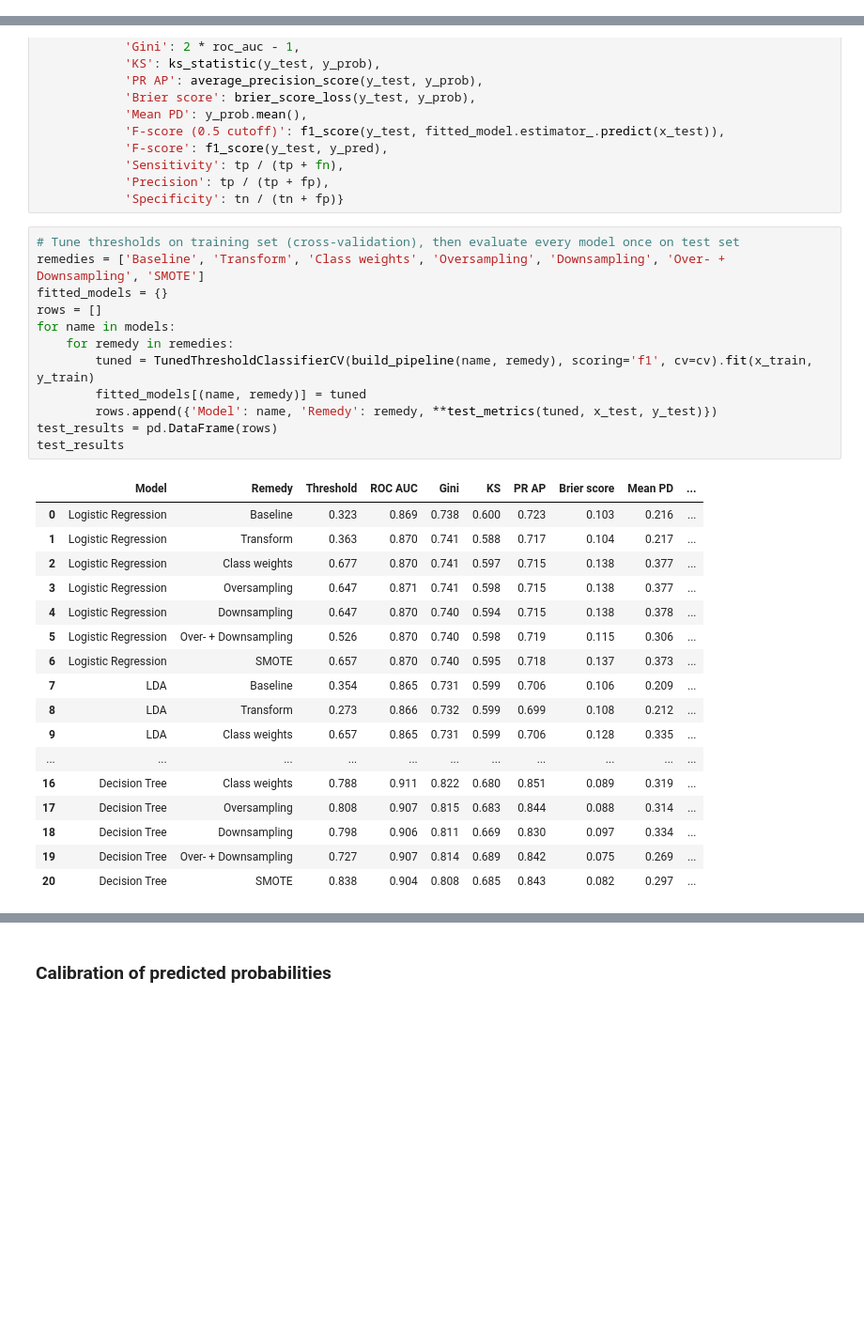
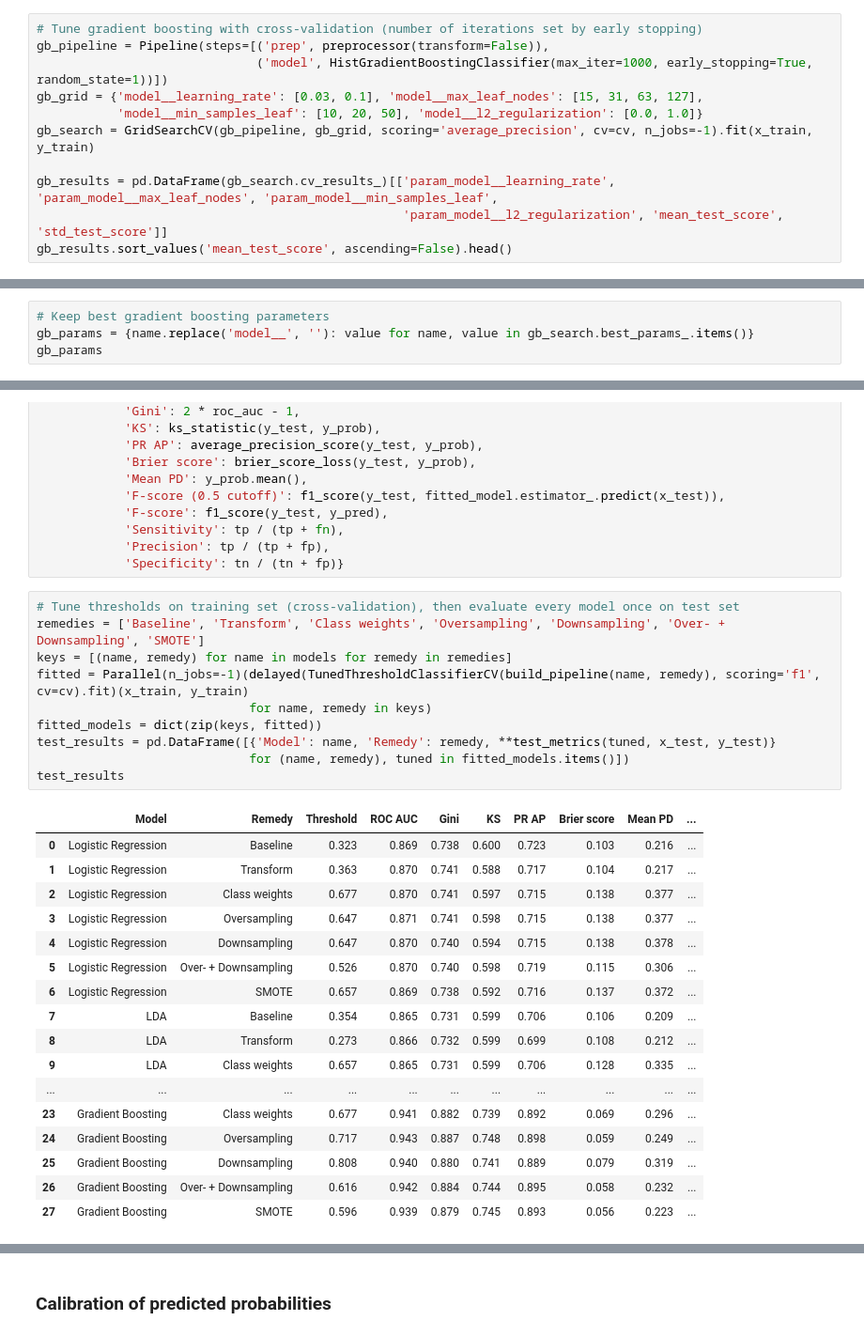
Before and after one commit to DamienMuller/Credit-default-prediction, a Jupyter notebook: Loan_prediction.ipynb, the cells around one changed output, grey strips where cells are left out. Shown at 94% size. Cells and saved outputs as stored; diff of their text form; blank space fills up the shorter version.

```diff
--- a/Loan_prediction.ipynb
+++ b/Loan_prediction.ipynb
@@ -361,0 +370,11 @@ pd.DataFrame(lda_search.cv_results_)[['param_model__shrinkage', 'mean_test_score
+# %%
+# Tune gradient boosting with cross-validation (number of iterations set by early stopping)
+gb_pipeline = Pipeline(steps=[('prep', preprocessor(transform=False)),
+                              ('model', HistGradientBoostingClassifier(max_iter=1000, early_stopping=True, random_state=1))])
+gb_grid = {'model__learning_rate': [0.03, 0.1], 'model__max_leaf_nodes': [15, 31, 63, 127],
+           'model__min_samples_leaf': [10, 20, 50], 'model__l2_regularization': [0.0, 1.0]}
+gb_search = GridSearchCV(gb_pipeline, gb_grid, scoring='average_precision', cv=cv, n_jobs=-1).fit(x_train, y_train)
+
+gb_results = pd.DataFrame(gb_search.cv_results_)[['param_model__learning_rate', 'param_model__max_leaf_nodes', 'param_model__min_samples_leaf',
+                                                  'param_model__l2_regularization', 'mean_test_score', 'std_test_score']]
+gb_results.sort_values('mean_test_score', ascending=False).head()
@@ -361,0 +395,4 @@ pd.DataFrame(lda_search.cv_results_)[['param_model__shrinkage', 'mean_test_score
+# %%
+# Keep best gradient boosting parameters
+gb_params = {name.replace('model__', ''): value for name, value in gb_search.best_params_.items()}
+gb_params
@@ -577,33 +644,31 @@ def test_metrics(fitted_model, x_test, y_test):
 # %%
 # Tune thresholds on training set (cross-validation), then evaluate every model once on test set
 remedies = ['Baseline', 'Transform', 'Class weights', 'Oversampling', 'Downsampling', 'Over- + Downsampling', 'SMOTE']
-fitted_models = {}
-rows = []
-for name in models:
-    for remedy in remedies:
-        tuned = TunedThresholdClassifierCV(build_pipeline(name, remedy), scoring='f1', cv=cv).fit(x_train, y_train)
-        fitted_models[(name, remedy)] = tuned
-        rows.append({'Model': name, 'Remedy': remedy, **test_metrics(tuned, x_test, y_test)})
-test_results = pd.DataFrame(rows)
+keys = [(name, remedy) for name in models for remedy in remedies]
+fitted = Parallel(n_jobs=-1)(delayed(TunedThresholdClassifierCV(build_pipeline(name, remedy), scoring='f1', cv=cv).fit)(x_train, y_train)
+                             for name, remedy in keys)
+fitted_models = dict(zip(keys, fitted))
+test_results = pd.DataFrame([{'Model': name, 'Remedy': remedy, **test_metrics(tuned, x_test, y_test)}
+                             for (name, remedy), tuned in fitted_models.items()])
 test_results
 # %% [output]
 |  | Model | Remedy | Threshold | ROC AUC | Gini | KS | PR AP | Brier score | Mean PD | ... |
 | 0 | Logistic Regression | Baseline | 0.323 | 0.869 | 0.738 | 0.600 | 0.723 | 0.103 | 0.216 | ... |
 | 1 | Logistic Regression | Transform | 0.363 | 0.870 | 0.741 | 0.588 | 0.717 | 0.104 | 0.217 | ... |
 | 2 | Logistic Regression | Class weights | 0.677 | 0.870 | 0.741 | 0.597 | 0.715 | 0.138 | 0.377 | ... |
 | 3 | Logistic Regression | Oversampling | 0.647 | 0.871 | 0.741 | 0.598 | 0.715 | 0.138 | 0.377 | ... |
 | 4 | Logistic Regression | Downsampling | 0.647 | 0.870 | 0.740 | 0.594 | 0.715 | 0.138 | 0.378 | ... |
 | 5 | Logistic Regression | Over- + Downsampling | 0.526 | 0.870 | 0.740 | 0.598 | 0.719 | 0.115 | 0.306 | ... |
-| 6 | Logistic Regression | SMOTE | 0.657 | 0.870 | 0.740 | 0.595 | 0.718 | 0.137 | 0.373 | ... |
+| 6 | Logistic Regression | SMOTE | 0.657 | 0.869 | 0.738 | 0.592 | 0.716 | 0.137 | 0.372 | ... |
 | 7 | LDA | Baseline | 0.354 | 0.865 | 0.731 | 0.599 | 0.706 | 0.106 | 0.209 | ... |
 | 8 | LDA | Transform | 0.273 | 0.866 | 0.732 | 0.599 | 0.699 | 0.108 | 0.212 | ... |
 | 9 | LDA | Class weights | 0.657 | 0.865 | 0.731 | 0.599 | 0.706 | 0.128 | 0.335 | ... |
 | ... | ... | ... | ... | ... | ... | ... | ... | ... | ... | ... |
-| 16 | Decision Tree | Class weights | 0.788 | 0.911 | 0.822 | 0.680 | 0.851 | 0.089 | 0.319 | ... |
-| 17 | Decision Tree | Oversampling | 0.808 | 0.907 | 0.815 | 0.683 | 0.844 | 0.088 | 0.314 | ... |
-| 18 | Decision Tree | Downsampling | 0.798 | 0.906 | 0.811 | 0.669 | 0.830 | 0.097 | 0.334 | ... |
-| 19 | Decision Tree | Over- + Downsampling | 0.727 | 0.907 | 0.814 | 0.689 | 0.842 | 0.075 | 0.269 | ... |
-| 20 | Decision Tree | SMOTE | 0.838 | 0.904 | 0.808 | 0.685 | 0.843 | 0.082 | 0.297 | ... |
+| 23 | Gradient Boosting | Class weights | 0.677 | 0.941 | 0.882 | 0.739 | 0.892 | 0.069 | 0.296 | ... |
+| 24 | Gradient Boosting | Oversampling | 0.717 | 0.943 | 0.887 | 0.748 | 0.898 | 0.059 | 0.249 | ... |
+| 25 | Gradient Boosting | Downsampling | 0.808 | 0.940 | 0.880 | 0.741 | 0.889 | 0.079 | 0.319 | ... |
+| 26 | Gradient Boosting | Over- + Downsampling | 0.616 | 0.942 | 0.884 | 0.744 | 0.895 | 0.058 | 0.232 | ... |
+| 27 | Gradient Boosting | SMOTE | 0.596 | 0.939 | 0.879 | 0.745 | 0.893 | 0.056 | 0.223 | ... |
 # %% [markdown]
 **Observations:**
 - Test set results confirm cross-validation: ROC AUC and average precision are close to their cross-validated values.
```
Also changed, not shown: parts of 18 cells of this notebook, 13 other files.
